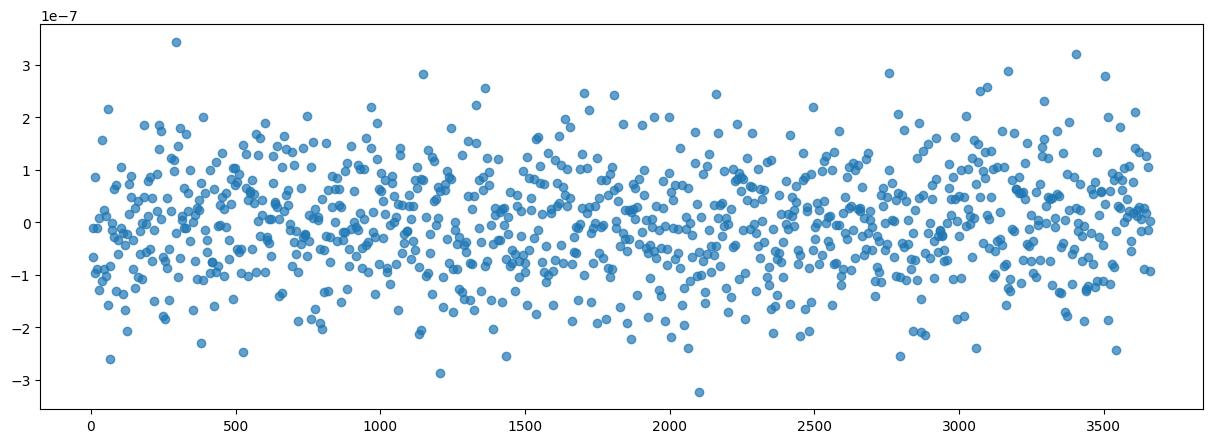
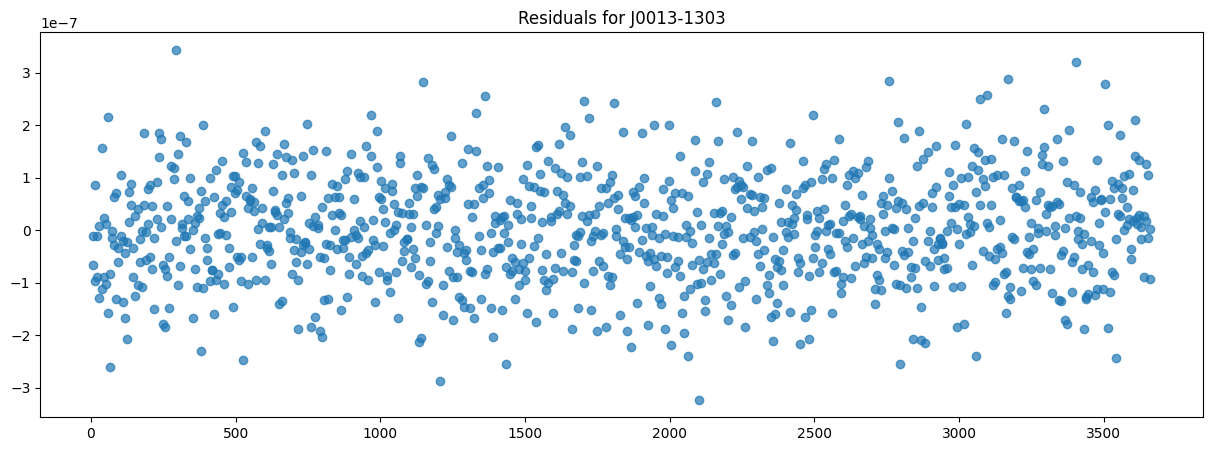
Code edit (unified diff) that turned the first committed figure into the second:
--- before
+++ after
@@ -1,4 +1,5 @@
 for psr in d_psrs[0:10]:
     plt.figure(figsize=(15, 5))
+    plt.title(f"Residuals for {psr.name}")
     plt.scatter(psr.toas / (3600*24), psr.residuals, alpha=0.7)
     print('noise dict for', psr.name, ':', psr.noisedict)

Commit: Add files via upload